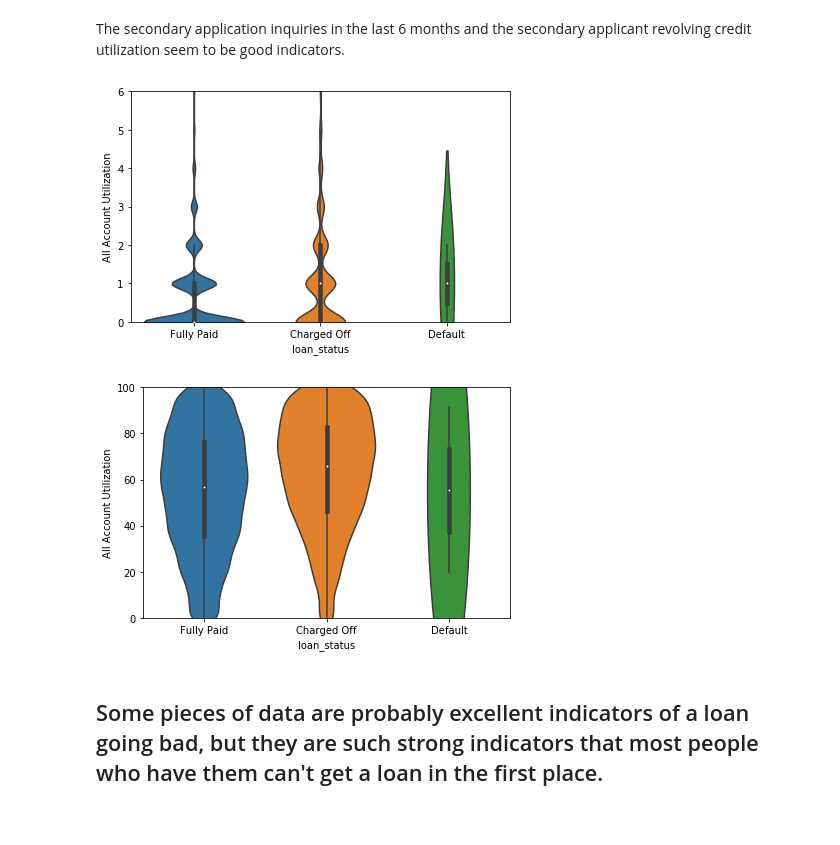
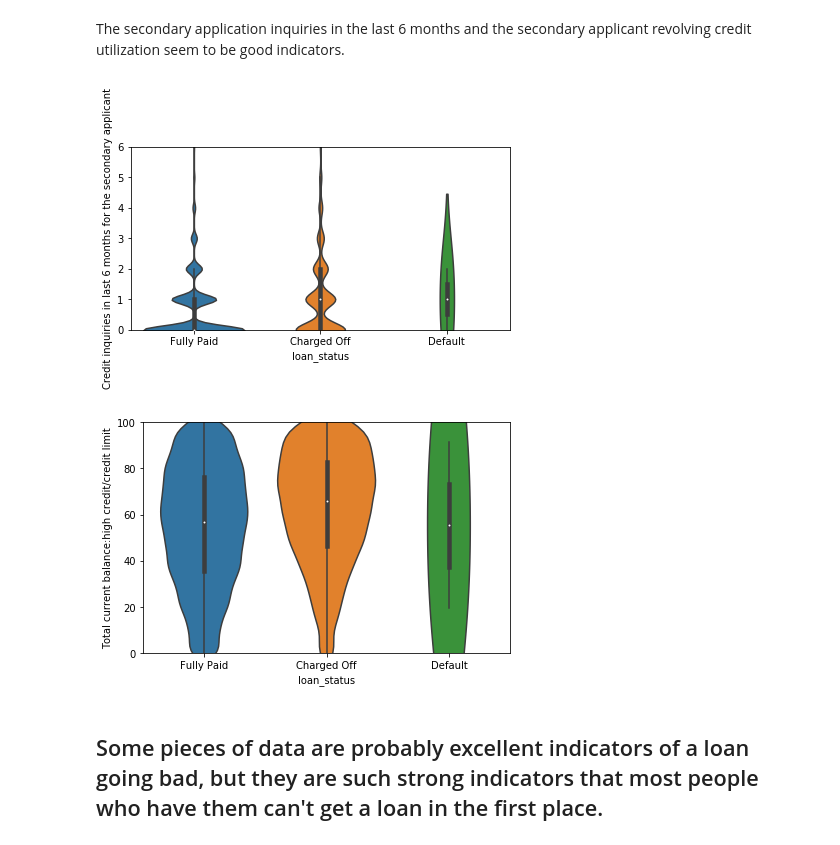
Before and after one commit to mmiller124/Springboard, a Jupyter notebook: LendingClub/Capstone Project 1 Data Story.ipynb, the cells around one changed output. Cells and saved outputs as stored; diff of their text form; code cells hidden in the pictures.

```diff
--- a/LendingClub/Capstone Project 1 Data Story.ipynb
+++ b/LendingClub/Capstone Project 1 Data Story.ipynb
@@ -206,20 +206,20 @@ plt.show()
 The secondary application inquiries in the last 6 months and the secondary applicant revolving credit utilization seem to be good indicators.
 # %%
 sns.violinplot(x='loan_status', y='sec_app_inq_last_6mths', data=df)
-plt.ylabel('All Account Utilization')
+plt.ylabel('Credit inquiries in last 6 months for the secondary applicant')
 plt.ylim(0, 6)
 plt.tight_layout()
 plt.show()
 # %% [output]
-[figure, old version]
+[figure, new version]
 # %%
 sns.violinplot(x='loan_status', y='sec_app_revol_util', data=df)
-plt.ylabel('All Account Utilization')
+plt.ylabel('Total current balance:high credit/credit limit')
 plt.ylim(0, 100)
 plt.tight_layout()
 plt.show()
 # %% [output]
-[figure, old version]
+[figure, new version]
 # %% [markdown]
 ## Some pieces of data are probably excellent indicators of a loan going bad, but they are such strong indicators that most people who have them can't get a loan in the first place.
 # %% [markdown]
```
Also changed, not shown: parts of 5 cells of this notebook, 1 other file.
